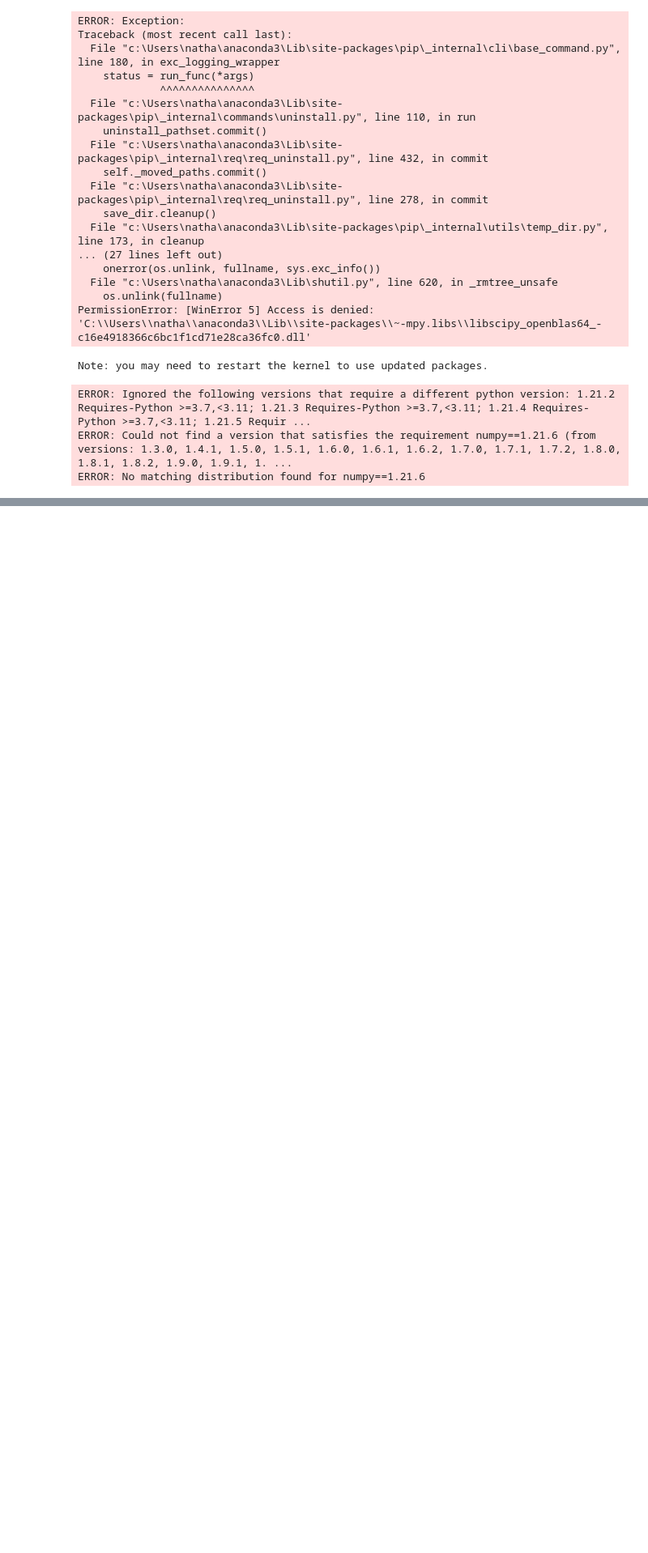
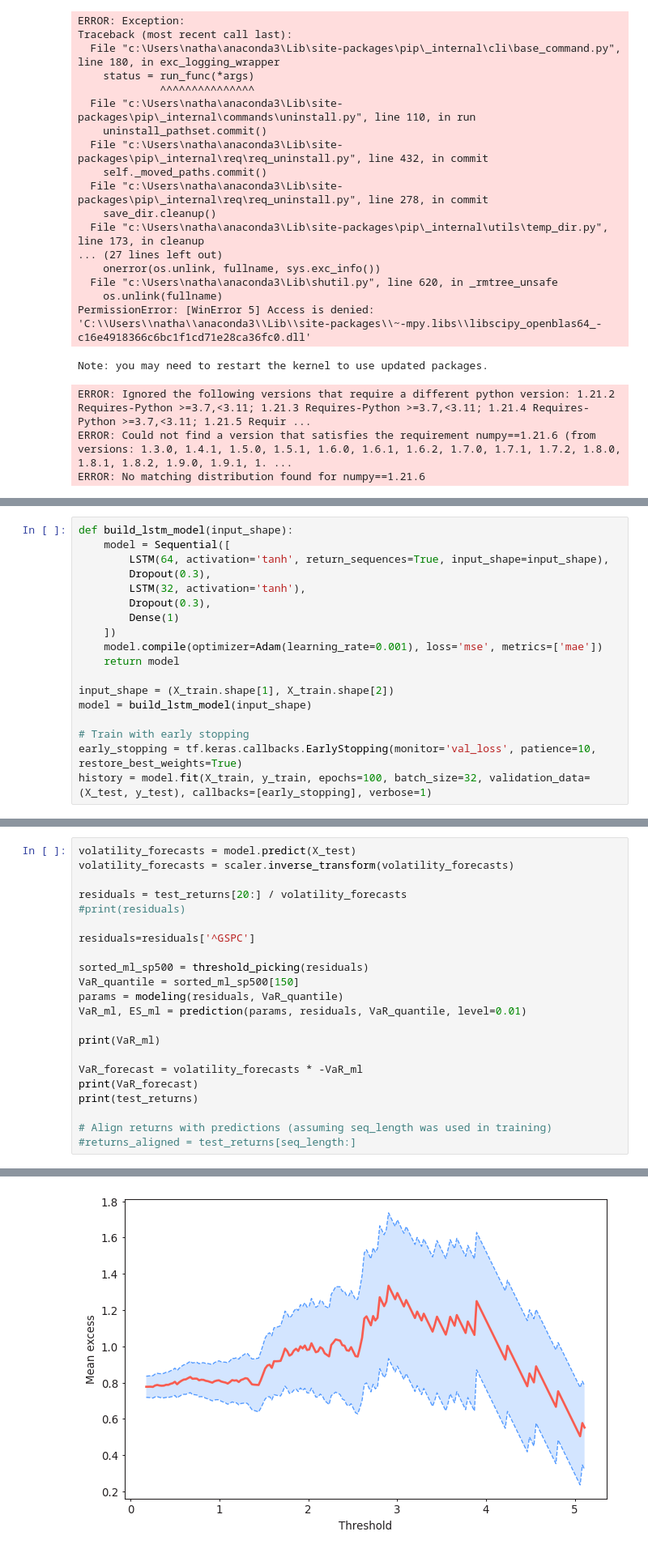
Before and after one commit to Scott-Yap/M2R_EVT, a Jupyter notebook: garch_model/ML_SP500.ipynb, the cells around one changed output, grey strips where cells are left out. Shown: that part at 81% size. Saved outputs shown, nothing was run; the diff lists cells and outputs as text; blank space fills up the shorter version.

Commit message:
LSTM model

```diff
--- a/garch_model/ML_SP500.ipynb
+++ b/garch_model/ML_SP500.ipynb
@@ -146,0 +151,18 @@ plt.show()
+# %%
+def build_lstm_model(input_shape):
+    model = Sequential([
+        LSTM(64, activation='tanh', return_sequences=True, input_shape=input_shape),
+        Dropout(0.3),
+        LSTM(32, activation='tanh'),
+        Dropout(0.3),
+        Dense(1)
+    ])
+    model.compile(optimizer=Adam(learning_rate=0.001), loss='mse', metrics=['mae'])
+    return model
+
+input_shape = (X_train.shape[1], X_train.shape[2])
+model = build_lstm_model(input_shape)
+
+# Train with early stopping
+early_stopping = tf.keras.callbacks.EarlyStopping(monitor='val_loss', patience=10, restore_best_weights=True)
+history = model.fit(X_train, y_train, epochs=100, batch_size=32, validation_data=(X_test, y_test), callbacks=[early_stopping], verbose=1)
@@ -146,0 +187,23 @@ plt.show()
+# %%
+volatility_forecasts = model.predict(X_test)
+volatility_forecasts = scaler.inverse_transform(volatility_forecasts)
+
+residuals = test_returns[20:] / volatility_forecasts
+#print(residuals)
+
+residuals=residuals['^GSPC']
+
+sorted_ml_sp500 = threshold_picking(residuals)
+VaR_quantile = sorted_ml_sp500[150]
+params = modeling(residuals, VaR_quantile)
+VaR_ml, ES_ml = prediction(params, residuals, VaR_quantile, level=0.01)
+
+print(VaR_ml)
+
+VaR_forecast = volatility_forecasts * -VaR_ml
+print(VaR_forecast)
+print(test_returns)
+
+# Align returns with predictions (assuming seq_length was used in training)
+#returns_aligned = test_returns[seq_length:]
+# %% [output]
@@ -146,0 +227 @@ plt.show()
+[figure, added]
```
Also changed, not shown: parts of 7 cells of this notebook.
